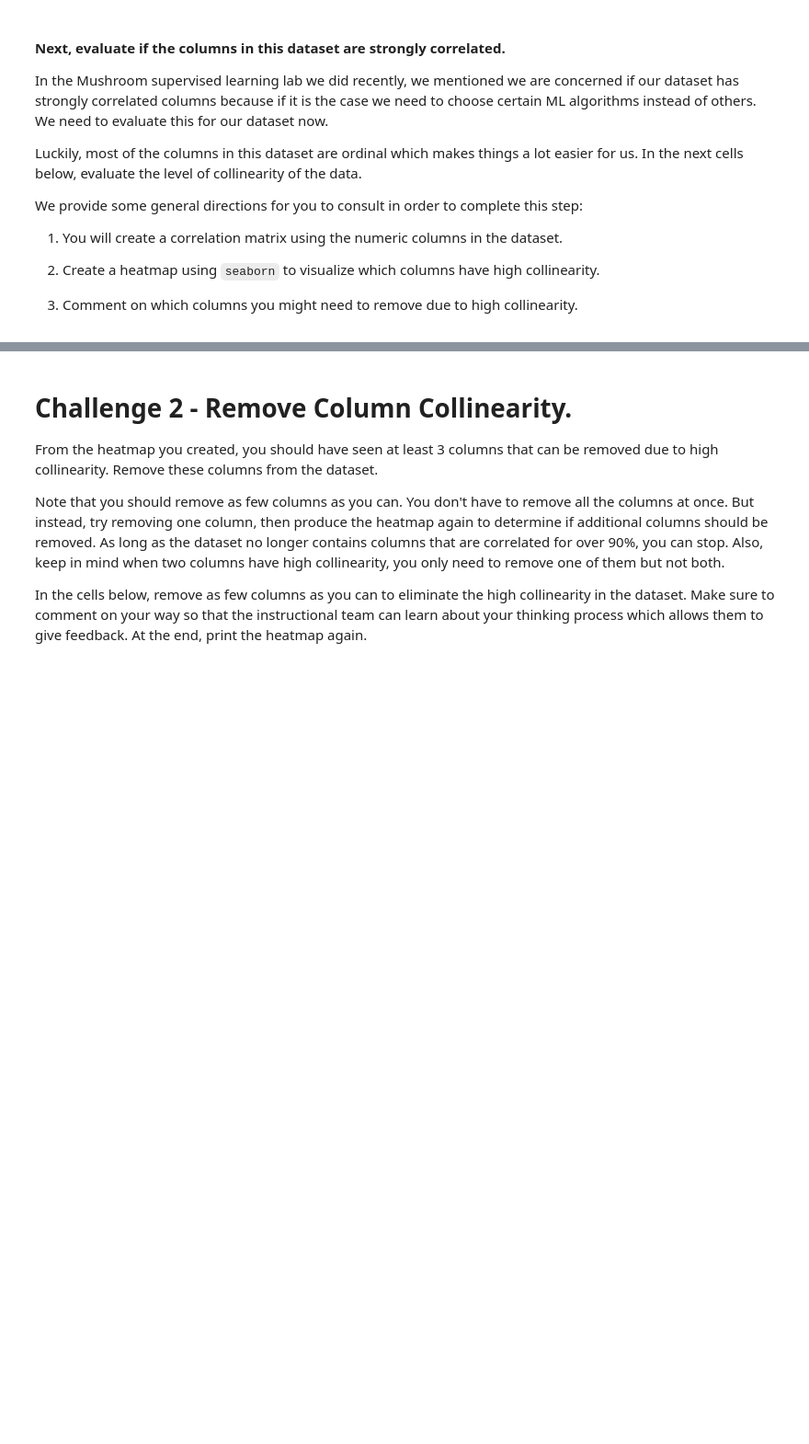
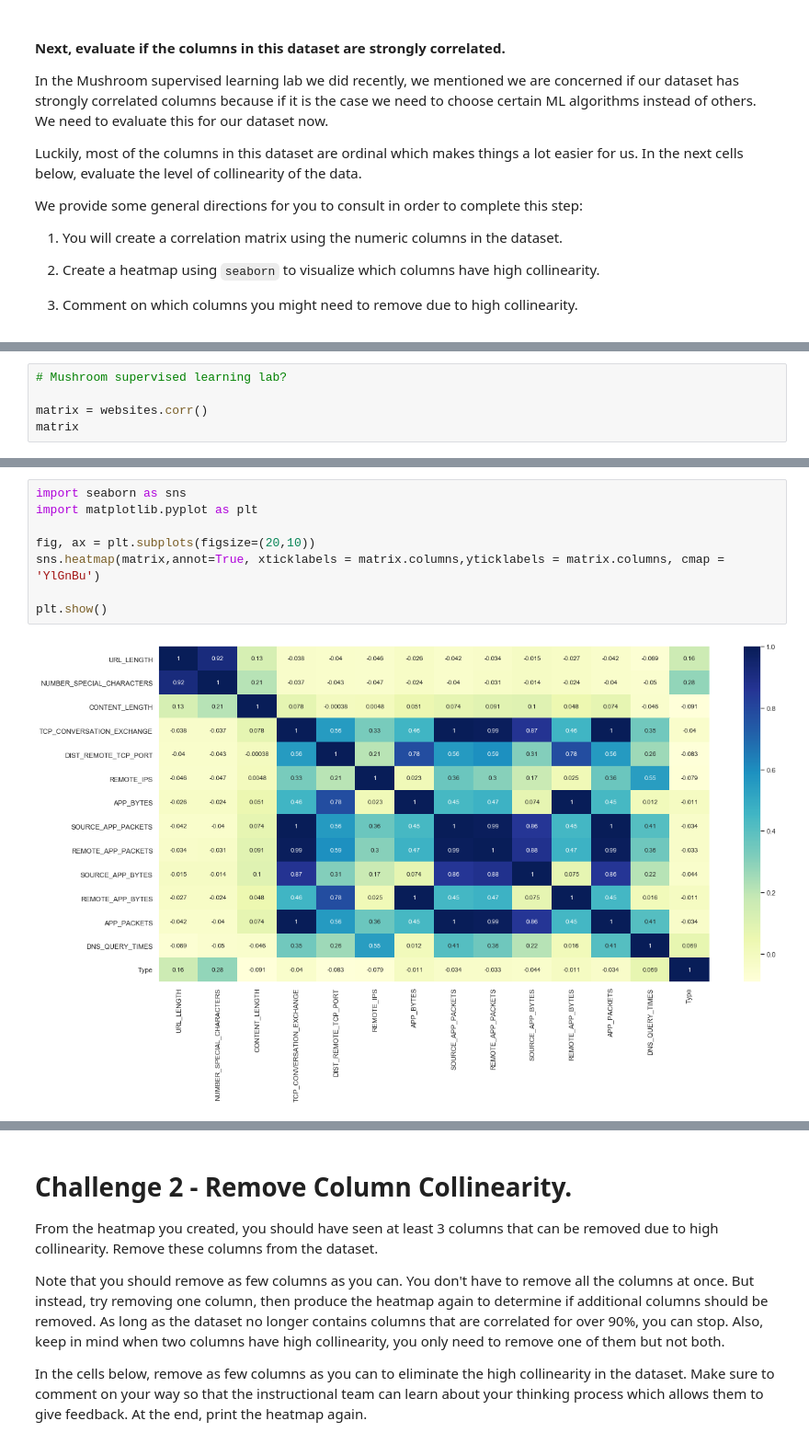
Before and after one commit to ta-data-lis/lab-supervised-learning, a Jupyter notebook: your-code/main.ipynb, the cells around one changed output, grey strips where cells are left out. Shown: that part at 92% size. Drawn from its saved outputs; the diff is of its cells as text; blank space fills up the shorter version.

```diff
--- a/your-code/main.ipynb
+++ b/your-code/main.ipynb
@@ -56,0 +127,5 @@ We provide some general directions for you to consult in order to complete this
+# %%
+# Mushroom supervised learning lab?
+
+matrix = websites.corr()
+matrix
@@ -56,0 +148,10 @@ We provide some general directions for you to consult in order to complete this
+# %%
+import seaborn as sns
+import matplotlib.pyplot as plt
+
+fig, ax = plt.subplots(figsize=(20,10))
+sns.heatmap(matrix,annot=True, xticklabels = matrix.columns,yticklabels = matrix.columns, cmap = 'YlGnBu')
+
+plt.show()
+# %% [output]
+[figure, added]
```
Also changed, not shown: parts of 69 cells of this notebook.
